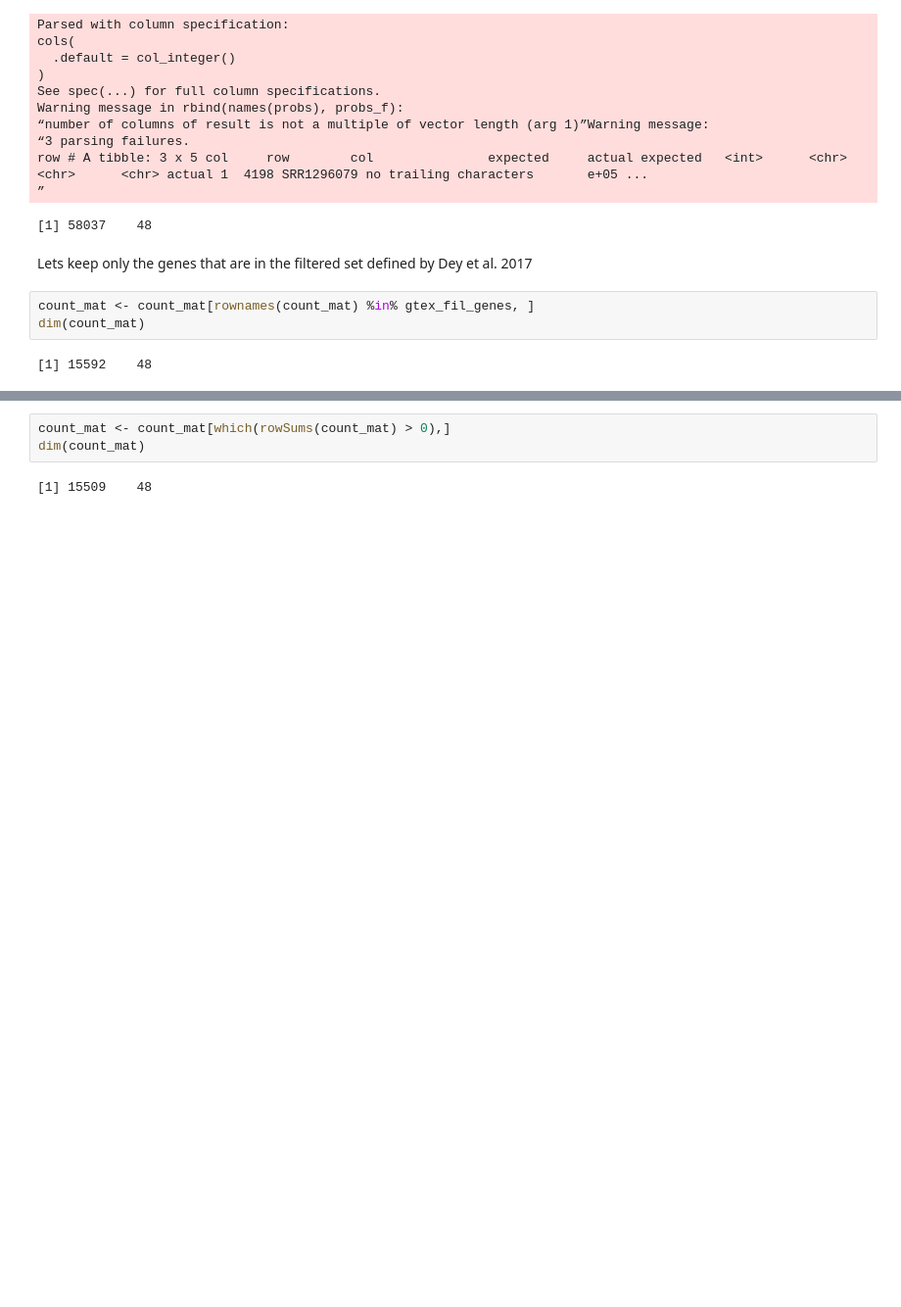
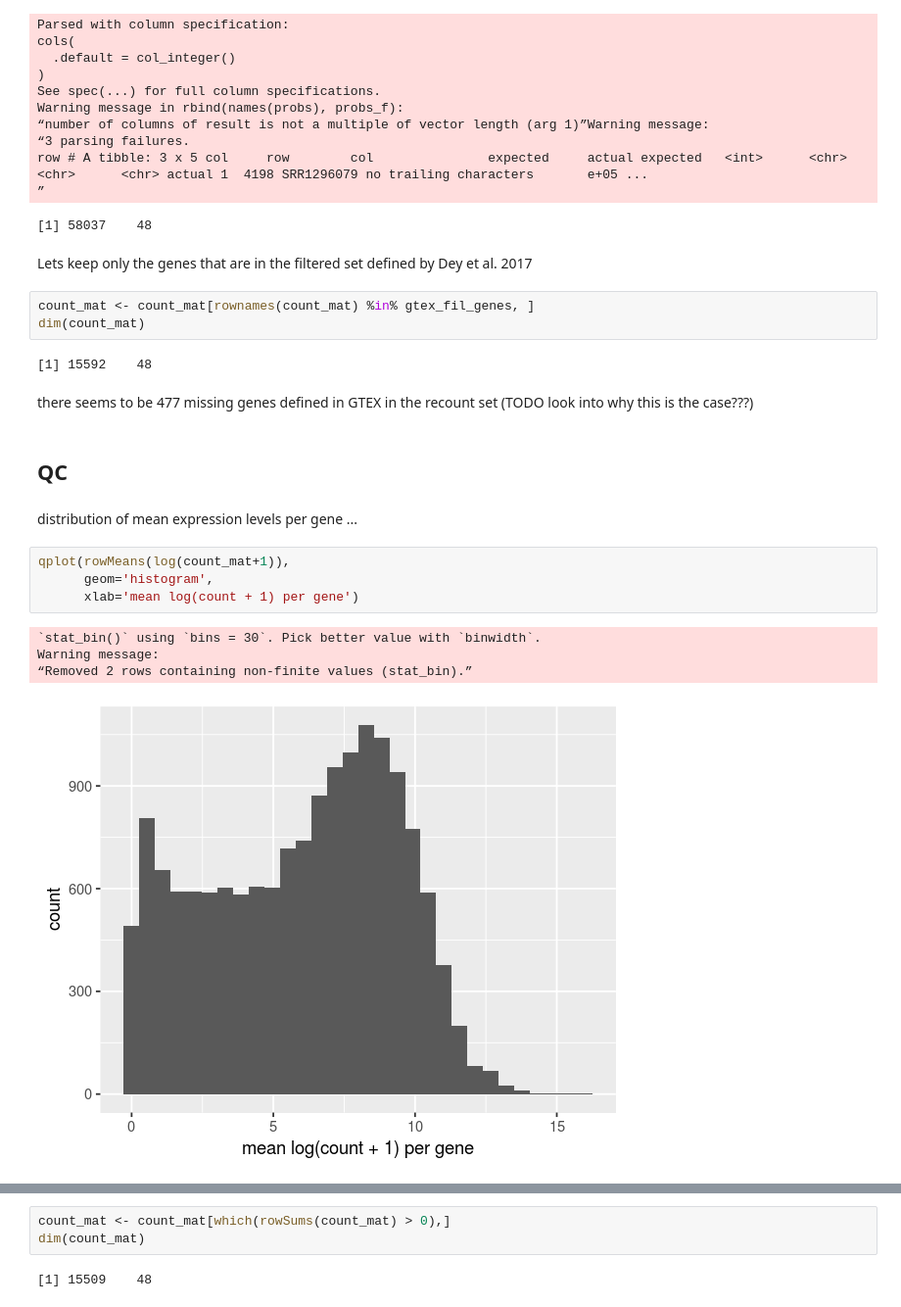
Before and after one commit to jhmarcus/cfna_mixture, a Jupyter notebook: notebooks/koh2014_eda.ipynb, the cells around one changed output, grey strips where cells are left out. Shown: that part at 98% size. Drawn from its saved outputs; the diff is of its cells as text; blank space fills up the shorter version.

```diff
--- a/notebooks/koh2014_eda.ipynb
+++ b/notebooks/koh2014_eda.ipynb
@@ -86,3 +124,18 @@ count_mat <- count_mat[rownames(count_mat) %in% gtex_fil_genes, ]
 dim(count_mat)
 # %% [output]
 [1] 15592    48
+# %% [markdown]
+there seems to be 477 missing genes defined in GTEX in the recount set (TODO look into why this is the case???)
+# %% [markdown]
+## QC
+# %% [markdown]
+distribution of mean expression levels per gene ...
+# %%
+qplot(rowMeans(log(count_mat+1)),
+      geom='histogram',
+      xlab='mean log(count + 1) per gene')
+# %% [output]
+`stat_bin()` using `bins = 30`. Pick better value with `binwidth`.
+Warning message:
+“Removed 2 rows containing non-finite values (stat_bin).”
+[figure, added]
```
Also changed, not shown: parts of 29 cells of this notebook.
